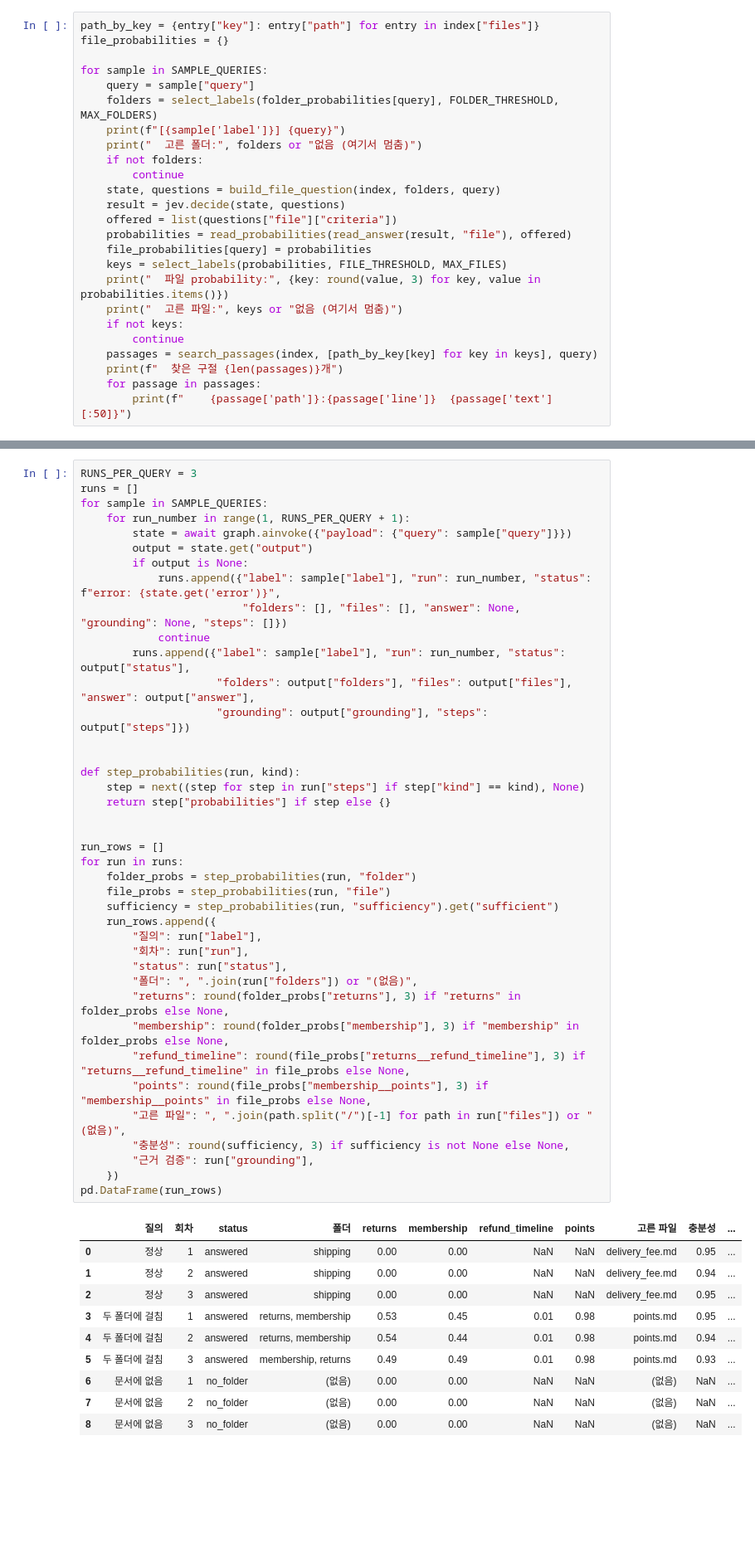
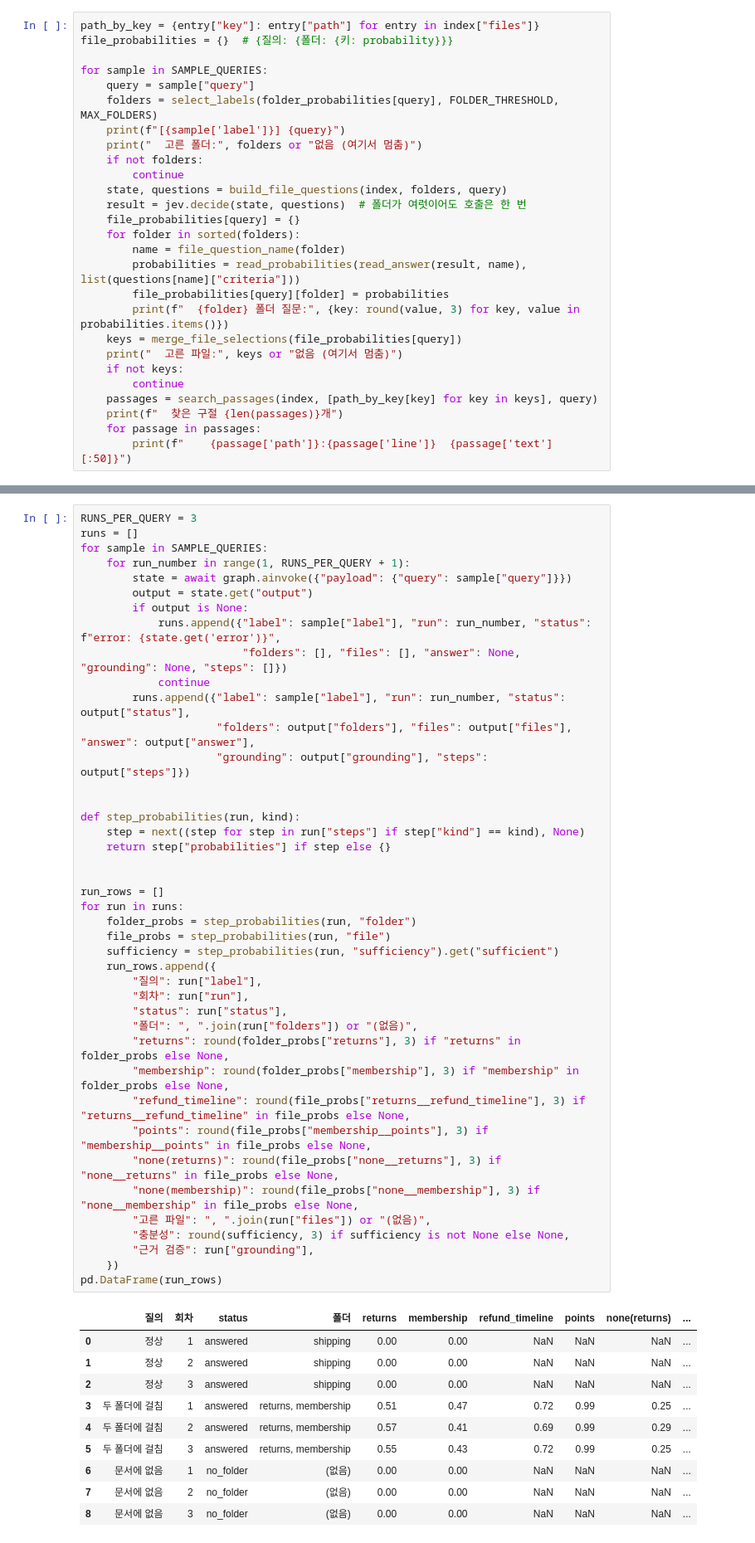
Before and after one commit to teddylee777/fastcampus-jev, a Jupyter notebook: notebooks/12-문서-RAG.ipynb, the cells around one changed output, grey strips where cells are left out. Shown at 83% size. Saved outputs shown, nothing was run; the diff lists cells and outputs as text; blank space fills up the shorter version.

```diff
--- a/notebooks/12-문서-RAG.ipynb
+++ b/notebooks/12-문서-RAG.ipynb
@@ -145,6 +148,6 @@ grep 은 질의를 낱말로 쪼개 조사를 하나 떼고, 그 낱말이 부
 # %%
 path_by_key = {entry["key"]: entry["path"] for entry in index["files"]}
-file_probabilities = {}
+file_probabilities = {}  # {질의: {폴더: {키: probability}}}
 
 for sample in SAMPLE_QUERIES:
     query = sample["query"]
@@ -153,13 +156,15 @@ for sample in SAMPLE_QUERIES:
     print("  고른 폴더:", folders or "없음 (여기서 멈춤)")
     if not folders:
         continue
-    state, questions = build_file_question(index, folders, query)
-    result = jev.decide(state, questions)
-    offered = list(questions["file"]["criteria"])
-    probabilities = read_probabilities(read_answer(result, "file"), offered)
-    file_probabilities[query] = probabilities
-    keys = select_labels(probabilities, FILE_THRESHOLD, MAX_FILES)
-    print("  파일 probability:", {key: round(value, 3) for key, value in probabilities.items()})
+    state, questions = build_file_questions(index, folders, query)
+    result = jev.decide(state, questions)  # 폴더가 여럿이어도 호출은 한 번
+    file_probabilities[query] = {}
+    for folder in sorted(folders):
+        name = file_question_name(folder)
+        probabilities = read_probabilities(read_answer(result, name), list(questions[name]["criteria"]))
+        file_probabilities[query][folder] = probabilities
+        print(f"  {folder} 폴더 질문:", {key: round(value, 3) for key, value in probabilities.items()})
+    keys = merge_file_selections(file_probabilities[query])
     print("  고른 파일:", keys or "없음 (여기서 멈춤)")
     if not keys:
         continue
@@ -304,44 +312,46 @@ for sample in SAMPLE_QUERIES:
             continue
         runs.append({"label": sample["label"], "run": run_number, "status": output["status"],
                      "folders": output["folders"], "files": output["files"], "answer": output["answer"],
                      "grounding": output["grounding"], "steps": output["steps"]})
 
 
 def step_probabilities(run, kind):
     step = next((step for step in run["steps"] if step["kind"] == kind), None)
     return step["probabilities"] if step else {}
 
 
 run_rows = []
 for run in runs:
     folder_probs = step_probabilities(run, "folder")
     file_probs = step_probabilities(run, "file")
     sufficiency = step_probabilities(run, "sufficiency").get("sufficient")
     run_rows.append({
         "질의": run["label"],
         "회차": run["run"],
         "status": run["status"],
         "폴더": ", ".join(run["folders"]) or "(없음)",
         "returns": round(folder_probs["returns"], 3) if "returns" in folder_probs else None,
         "membership": round(folder_probs["membership"], 3) if "membership" in folder_probs else None,
         "refund_timeline": round(file_probs["returns__refund_timeline"], 3) if "returns__refund_timeline" in file_probs else None,
         "points": round(file_probs["membership__points"], 3) if "membership__points" in file_probs else None,
-        "고른 파일": ", ".join(path.split("/")[-1] for path in run["files"]) or "(없음)",
+        "none(returns)": round(file_probs["none__returns"], 3) if "none__returns" in file_probs else None,
+        "none(membership)": round(file_probs["none__membership"], 3) if "none__membership" in file_probs else None,
+        "고른 파일": ", ".join(run["files"]) or "(없음)",
         "충분성": round(sufficiency, 3) if sufficiency is not None else None,
         "근거 검증": run["grounding"],
     })
 pd.DataFrame(run_rows)
 # %% [output]
-|  | 질의 | 회차 | status | 폴더 | returns | membership | refund_timeline | points | 고른 파일 | 충분성 | ... |
-| 0 | 정상 | 1 | answered | shipping | 0.00 | 0.00 | NaN | NaN | delivery_fee.md | 0.95 | ... |
-| 1 | 정상 | 2 | answered | shipping | 0.00 | 0.00 | NaN | NaN | delivery_fee.md | 0.94 | ... |
-| 2 | 정상 | 3 | answered | shipping | 0.00 | 0.00 | NaN | NaN | delivery_fee.md | 0.95 | ... |
-| 3 | 두 폴더에 걸침 | 1 | answered | returns, membership | 0.53 | 0.45 | 0.01 | 0.98 | points.md | 0.95 | ... |
-| 4 | 두 폴더에 걸침 | 2 | answered | returns, membership | 0.54 | 0.44 | 0.01 | 0.98 | points.md | 0.94 | ... |
-| 5 | 두 폴더에 걸침 | 3 | answered | membership, returns | 0.49 | 0.49 | 0.01 | 0.98 | points.md | 0.93 | ... |
-| 6 | 문서에 없음 | 1 | no_folder | (없음) | 0.00 | 0.00 | NaN | NaN | (없음) | NaN | ... |
-| 7 | 문서에 없음 | 2 | no_folder | (없음) | 0.00 | 0.00 | NaN | NaN | (없음) | NaN | ... |
-| 8 | 문서에 없음 | 3 | no_folder | (없음) | 0.00 | 0.00 | NaN | NaN | (없음) | NaN | ... |
+|  | 질의 | 회차 | status | 폴더 | returns | membership | refund_timeline | points | none(returns) | ... |
+| 0 | 정상 | 1 | answered | shipping | 0.00 | 0.00 | NaN | NaN | NaN | ... |
+| 1 | 정상 | 2 | answered | shipping | 0.00 | 0.00 | NaN | NaN | NaN | ... |
+| 2 | 정상 | 3 | answered | shipping | 0.00 | 0.00 | NaN | NaN | NaN | ... |
+| 3 | 두 폴더에 걸침 | 1 | answered | returns, membership | 0.51 | 0.47 | 0.72 | 0.99 | 0.25 | ... |
+| 4 | 두 폴더에 걸침 | 2 | answered | returns, membership | 0.57 | 0.41 | 0.69 | 0.99 | 0.29 | ... |
+| 5 | 두 폴더에 걸침 | 3 | answered | returns, membership | 0.55 | 0.43 | 0.72 | 0.99 | 0.25 | ... |
+| 6 | 문서에 없음 | 1 | no_folder | (없음) | 0.00 | 0.00 | NaN | NaN | NaN | ... |
+| 7 | 문서에 없음 | 2 | no_folder | (없음) | 0.00 | 0.00 | NaN | NaN | NaN | ... |
+| 8 | 문서에 없음 | 3 | no_folder | (없음) | 0.00 | 0.00 | NaN | NaN | NaN | ... |
 # %% [markdown]
 ### 질의별 최솟값과 최댓값
 
```
Also changed, not shown: parts of 16 cells of this notebook, 2 other files.
